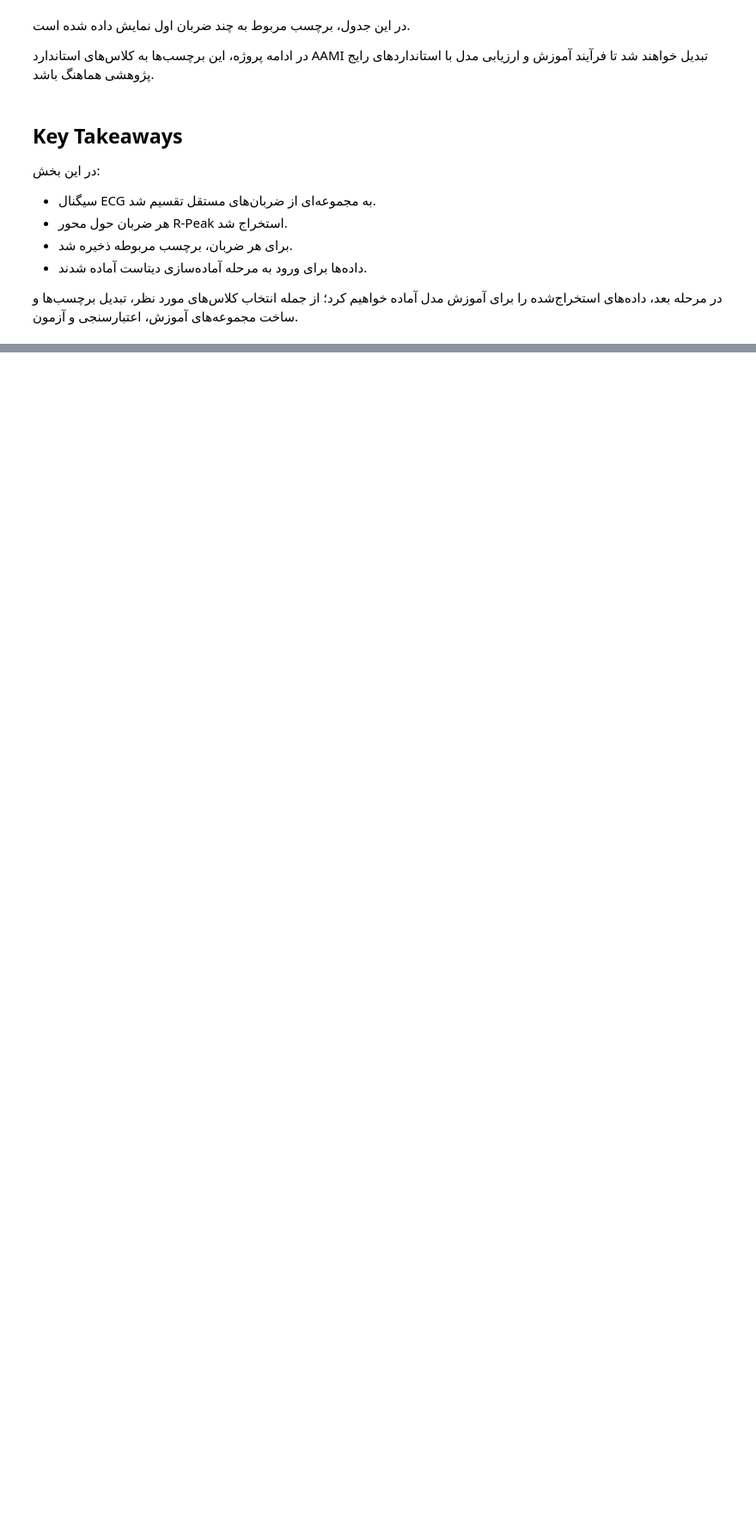
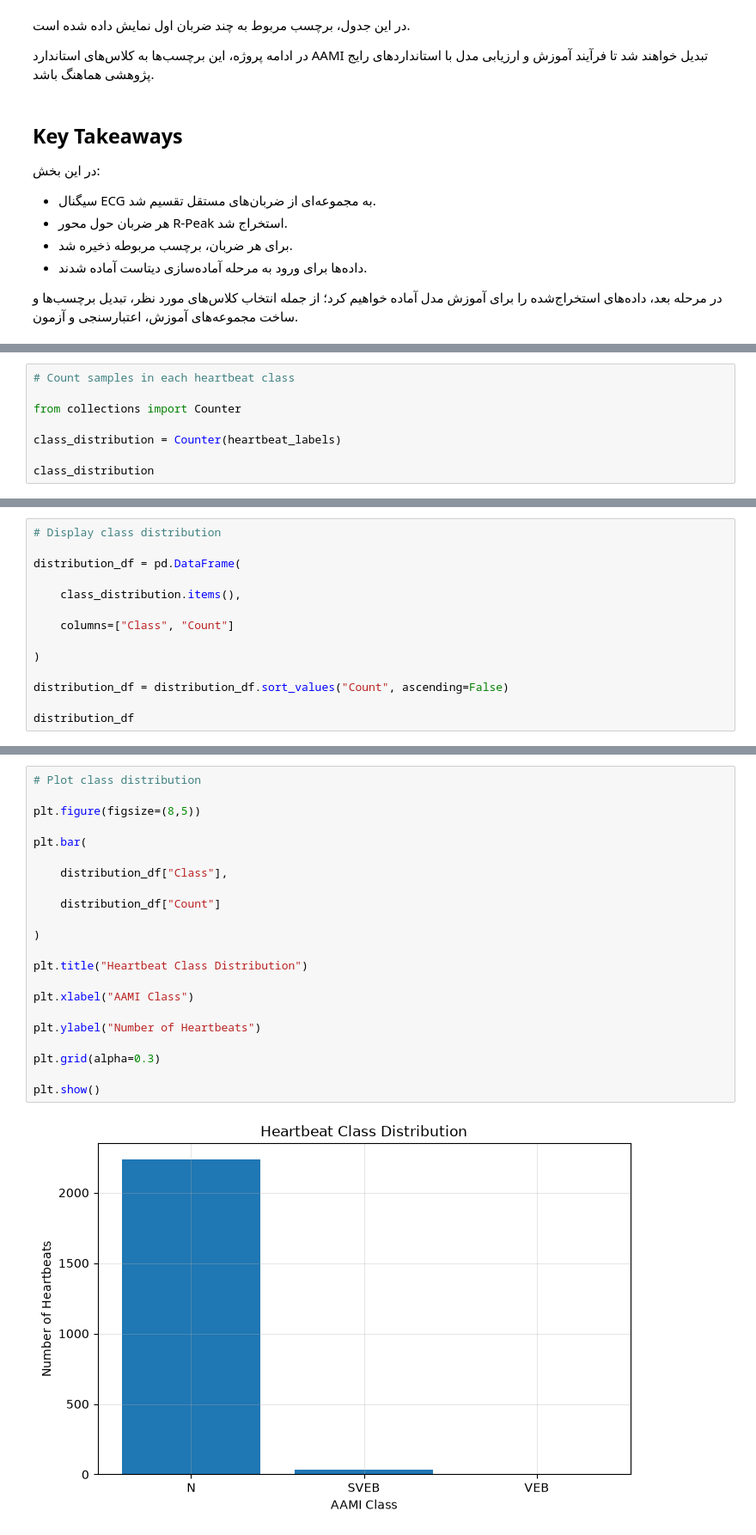
Before and after one commit to 9M3a1h3d9i9/ECG-Autoencoder-CNN, a Jupyter notebook: notebooks/ECG_Arrhythmia_Classification.ipynb, the cells around one changed output, grey strips where cells are left out. Shown at 86% size. Drawn from its saved outputs; the diff is of its cells as text; blank space fills up the shorter version.

```diff
--- a/notebooks/ECG_Arrhythmia_Classification.ipynb
+++ b/notebooks/ECG_Arrhythmia_Classification.ipynb
@@ -1032,0 +1151,8 @@ plt.show()
+# %%
+# Count samples in each heartbeat class
+
+from collections import Counter
+
+class_distribution = Counter(heartbeat_labels)
+
+class_distribution
@@ -1032,0 +1161,14 @@ plt.show()
+# %%
+# Display class distribution
+
+distribution_df = pd.DataFrame(
+
+    class_distribution.items(),
+
+    columns=["Class", "Count"]
+
+)
+
+distribution_df = distribution_df.sort_values("Count", ascending=False)
+
+distribution_df
@@ -1032,0 +1180,24 @@ plt.show()
+# %%
+# Plot class distribution
+
+plt.figure(figsize=(8,5))
+
+plt.bar(
+
+    distribution_df["Class"],
+
+    distribution_df["Count"]
+
+)
+
+plt.title("Heartbeat Class Distribution")
+
+plt.xlabel("AAMI Class")
+
+plt.ylabel("Number of Heartbeats")
+
+plt.grid(alpha=0.3)
+
+plt.show()
+# %% [output]
+[figure, added]
```
Also changed, not shown: parts of 82 cells of this notebook.
